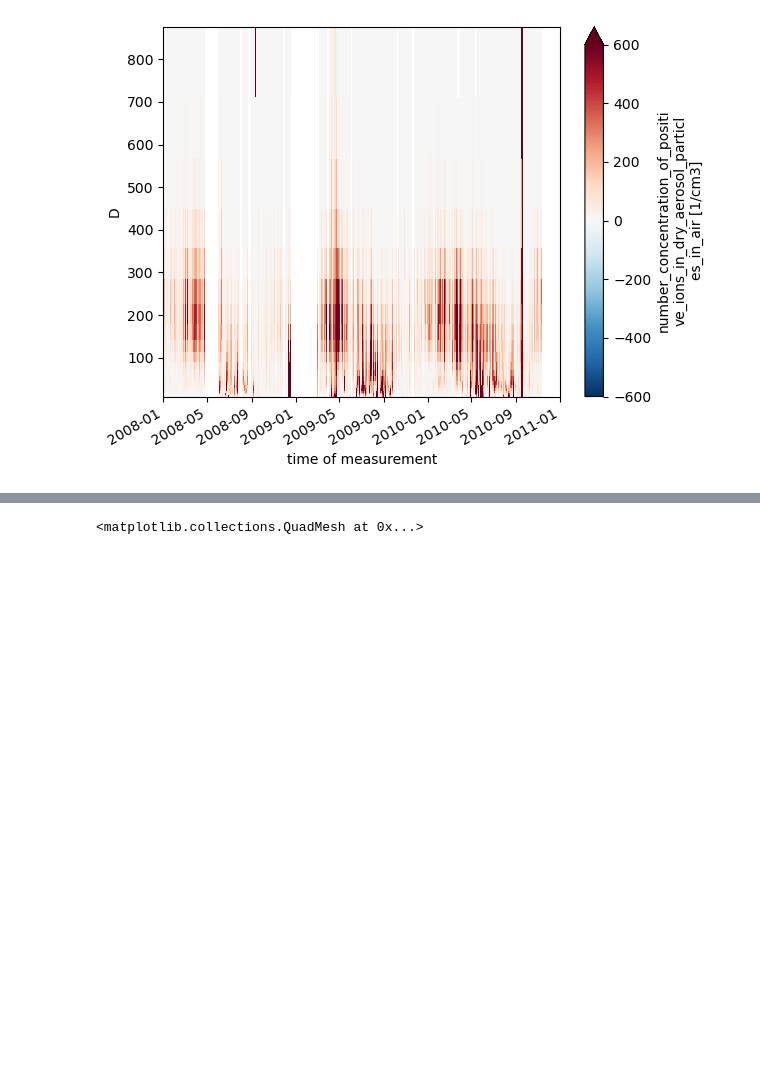
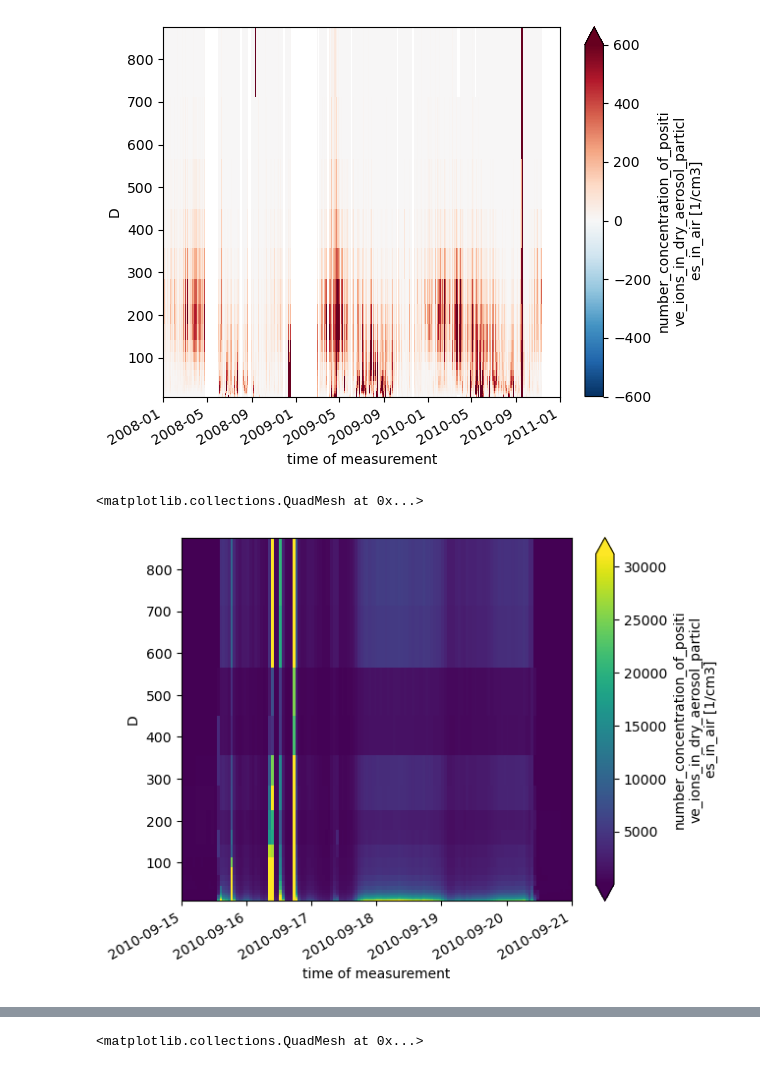
Before and after one commit to eScience-course/-Tjaernoe2022-group1, a Jupyter notebook: notebooks/Stefan/Particle size distribution.ipynb, the cells around one changed output, grey strips where cells are left out. Drawn from its saved outputs; the diff is of its cells as text; code cells hidden in the pictures; blank space fills up the shorter version.

```diff
--- a/notebooks/Stefan/Particle size distribution.ipynb
+++ b/notebooks/Stefan/Particle size distribution.ipynb
@@ -621,4 +615,9 @@ dsmf08['particle_number_size_distribution'].plot(vmax = 6e2)
 # %% [output]
 <matplotlib.collections.QuadMesh at 0x...>
 [figure]
+# %%
+dsmf08['particle_number_size_distribution'].sel(time = slice('2010-09-15','2010-09-20')).plot(robust=True)
+# %% [output]
+<matplotlib.collections.QuadMesh at 0x...>
+[figure, added]
 # %%
```
Also changed, not shown: parts of 22 cells of this notebook.
